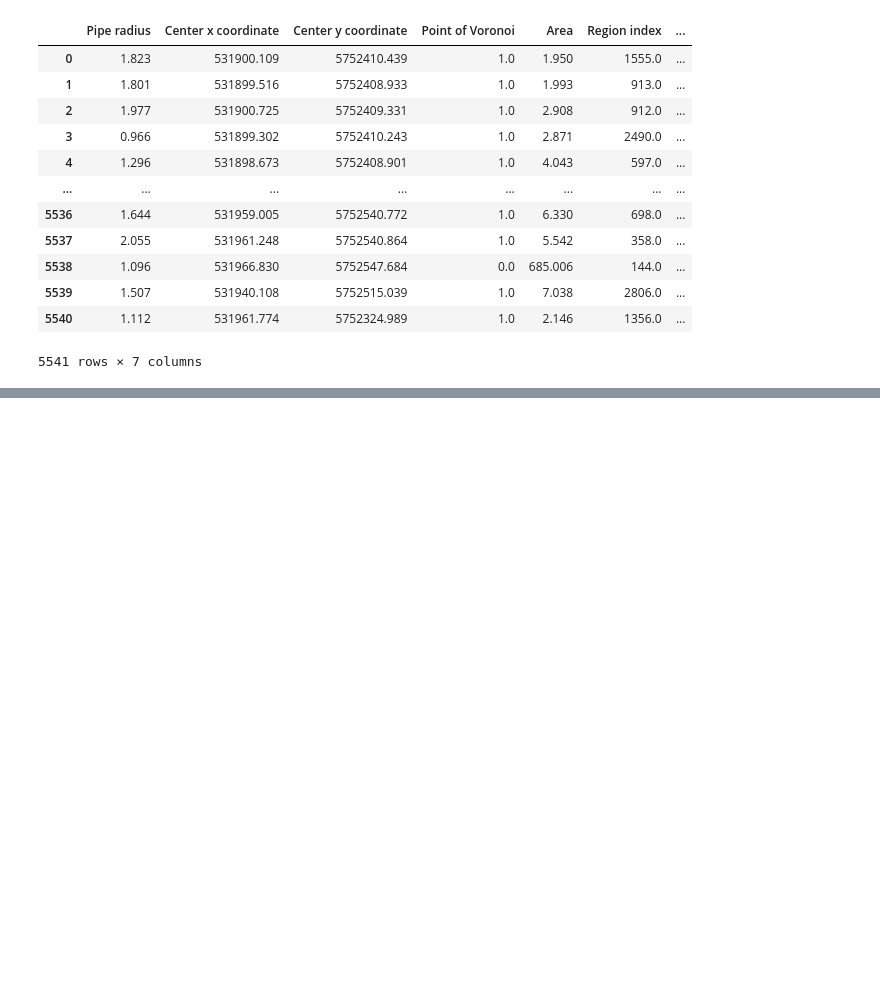
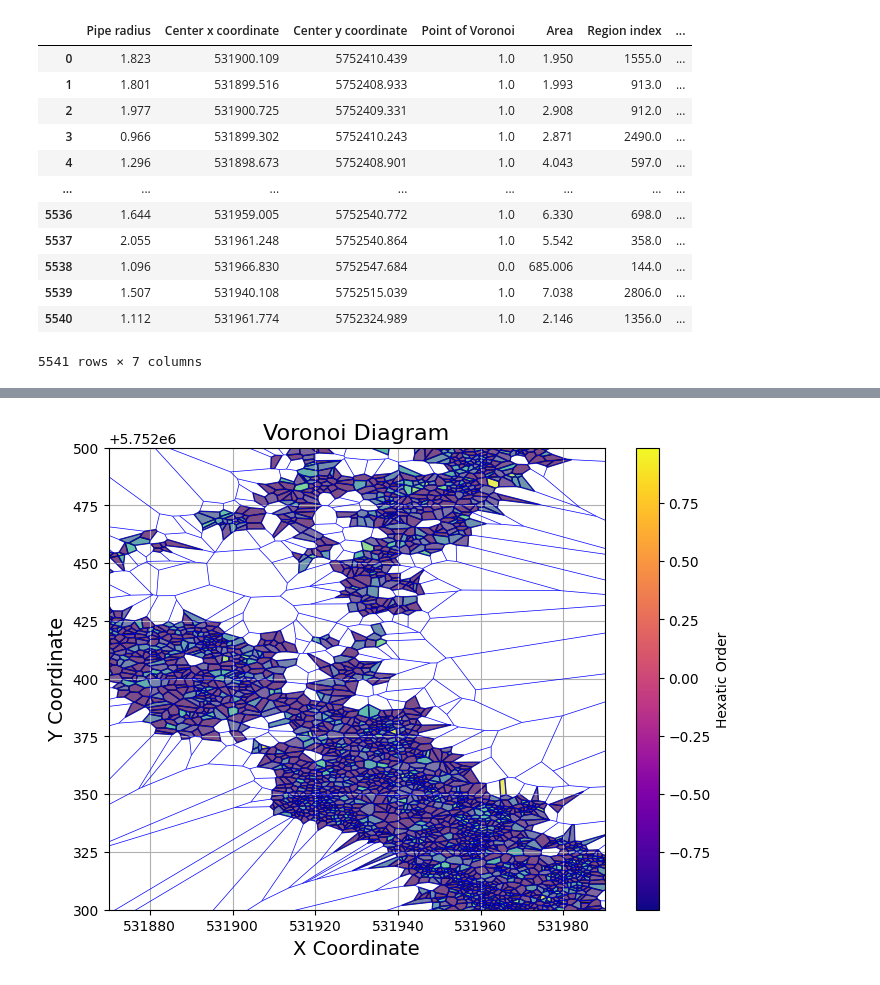
Before and after one commit to maria0026/solution_pipes_patterns, a Jupyter notebook: results.ipynb, the cells around one changed output, grey strips where cells are left out. Saved outputs shown, nothing was run; the diff lists cells and outputs as text; code cells hidden in the pictures; blank space fills up the shorter version.

```diff
--- a/results.ipynb
+++ b/results.ipynb
@@ -104,0 +120,4 @@ print(len(order))
+# %%
+voronoi_plotter.hexatic_order(order)
+# %% [output]
+[figure, added]
```
Also changed, not shown: parts of 13 cells of this notebook.
